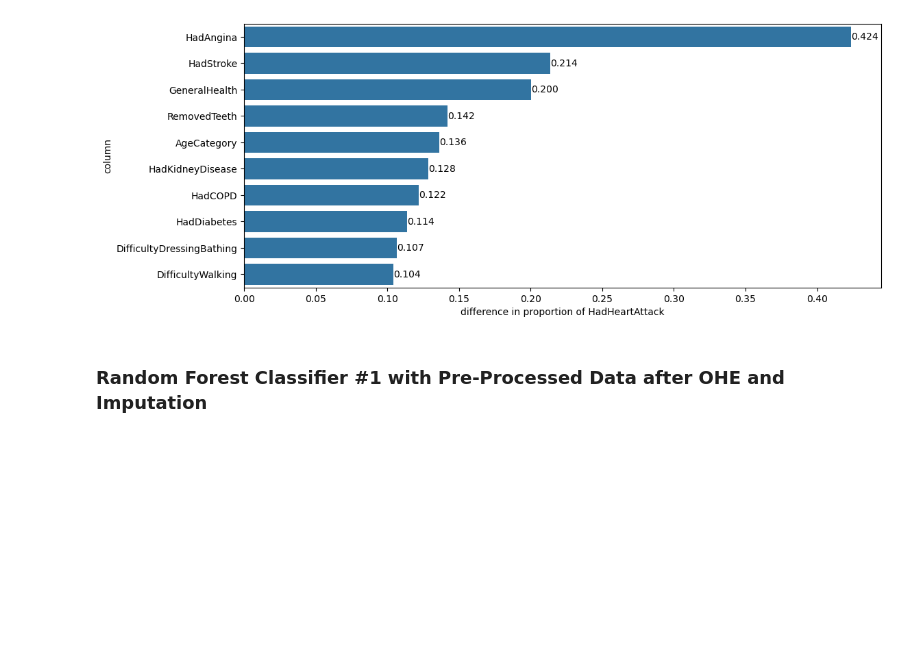
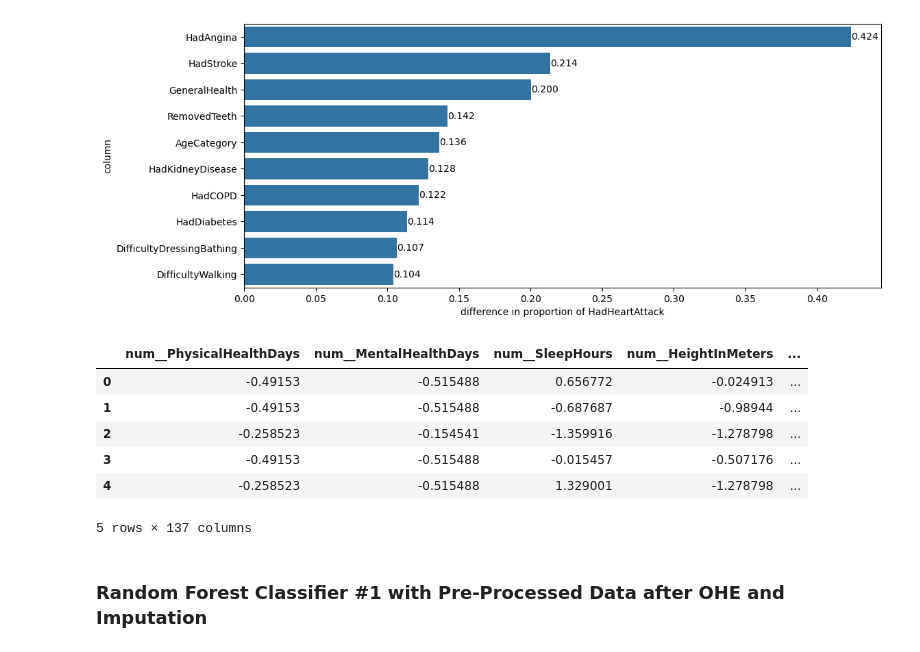
Before and after one commit to gracegmc/HeartDiseaseRiskPredictor, a Jupyter notebook: notebook_jennifer.ipynb, the cells around one changed output. Drawn from its saved outputs; the diff is of its cells as text; code cells hidden in the pictures; blank space fills up the shorter version.

```diff
--- a/notebook_jennifer.ipynb
+++ b/notebook_jennifer.ipynb
@@ -474,25 +558,39 @@ plt.show()
 # %%
 X3 = data_imputed.drop(columns=["HadHeartAttack"])
 y3 = data_imputed["HadHeartAttack"]  # also remove double brackets, RF expects 1D array
 
 # OHE categorical columns, StandardScaler numerical columns
 preprocessor = ColumnTransformer(
     transformers=[
         ("num", StandardScaler(), continuous_cols),
         ("cat", OneHotEncoder(handle_unknown="ignore", drop="first"),
-            ['State', 'Sex', 'RaceEthnicityCategory', 'TetanusLast10Tdap']),
+            ['State', 'Region', 'Sex', 'RaceEthnicityCategory', 'TetanusLast10Tdap']),
     ],
     remainder="passthrough"
 )
 
 pipeline = Pipeline([
     ("preprocessor", preprocessor),
 ])
 
-X_OHE = pipeline.fit_transform(X3)  # fixed: X3 not X
+X_OHE = pipeline.fit_transform(X3)
 
-feature_names = pipeline.named_steps["preprocessor"].get_feature_names_out()
-X_OHE = pd.DataFrame(X_OHE, columns=feature_names, index=X3.index)
+feature_names = pipeline.named_steps[
+    "preprocessor"
+].get_feature_names_out()
+X_OHE = pd.DataFrame(X_OHE,
+                     columns=feature_names,
+                     index=X3.index)
+
+X_OHE.head(5)
+# %% [output]
+|  | num__PhysicalHealthDays | num__MentalHealthDays | num__SleepHours | num__HeightInMeters | ... |
+| 0 | -0.49153 | -0.515488 | 0.656772 | -0.024913 | ... |
+| 1 | -0.49153 | -0.515488 | -0.687687 | -0.98944 | ... |
+| 2 | -0.258523 | -0.154541 | -1.359916 | -1.278798 | ... |
+| 3 | -0.49153 | -0.515488 | -0.015457 | -0.507176 | ... |
+| 4 | -0.258523 | -0.515488 | 1.329001 | -1.278798 | ... |
+5 rows × 137 columns
 # %% [markdown]
 ### Random Forest Classifier #1 with Pre-Processed Data after OHE and Imputation
 # %%
```
Also changed, not shown: parts of 9 cells of this notebook.
